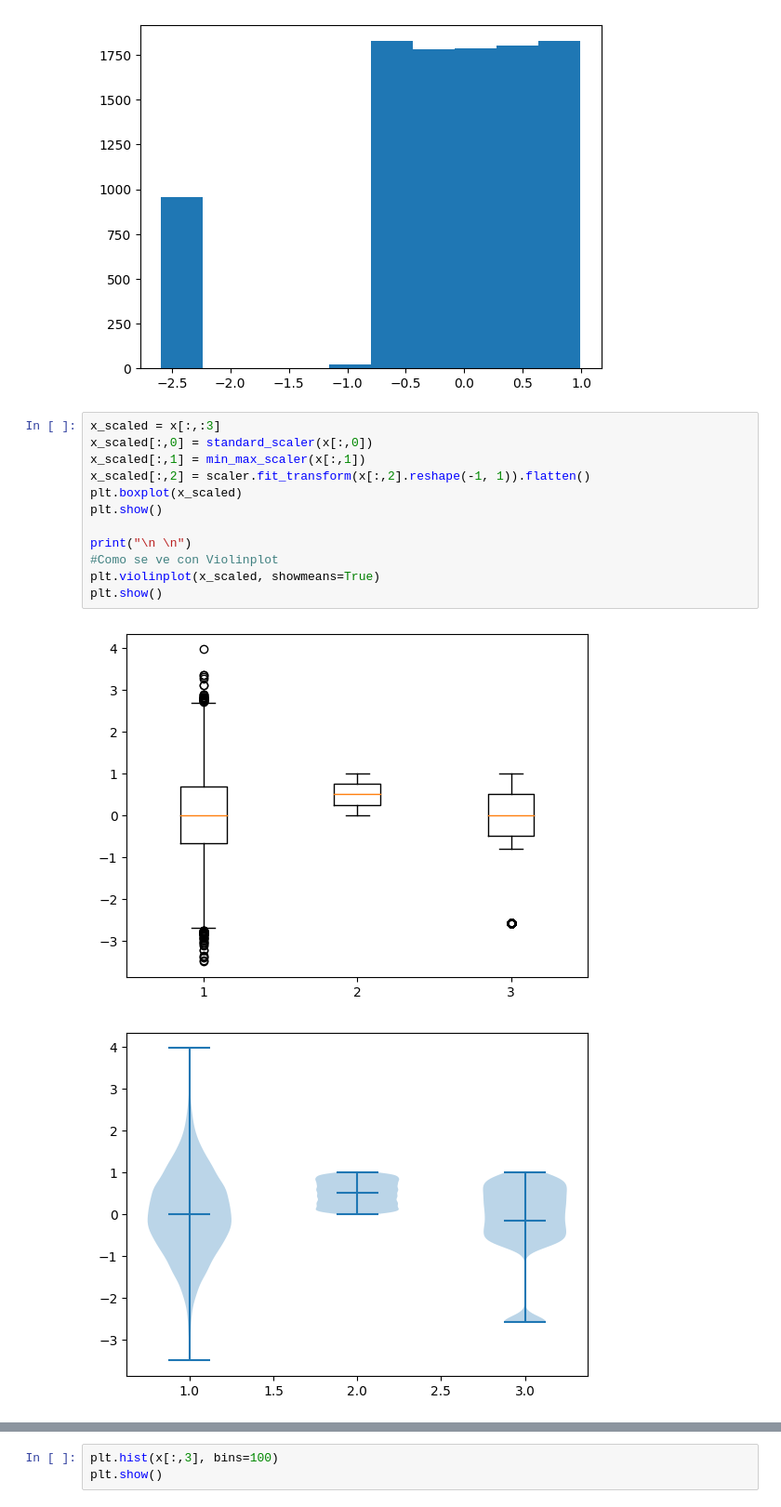
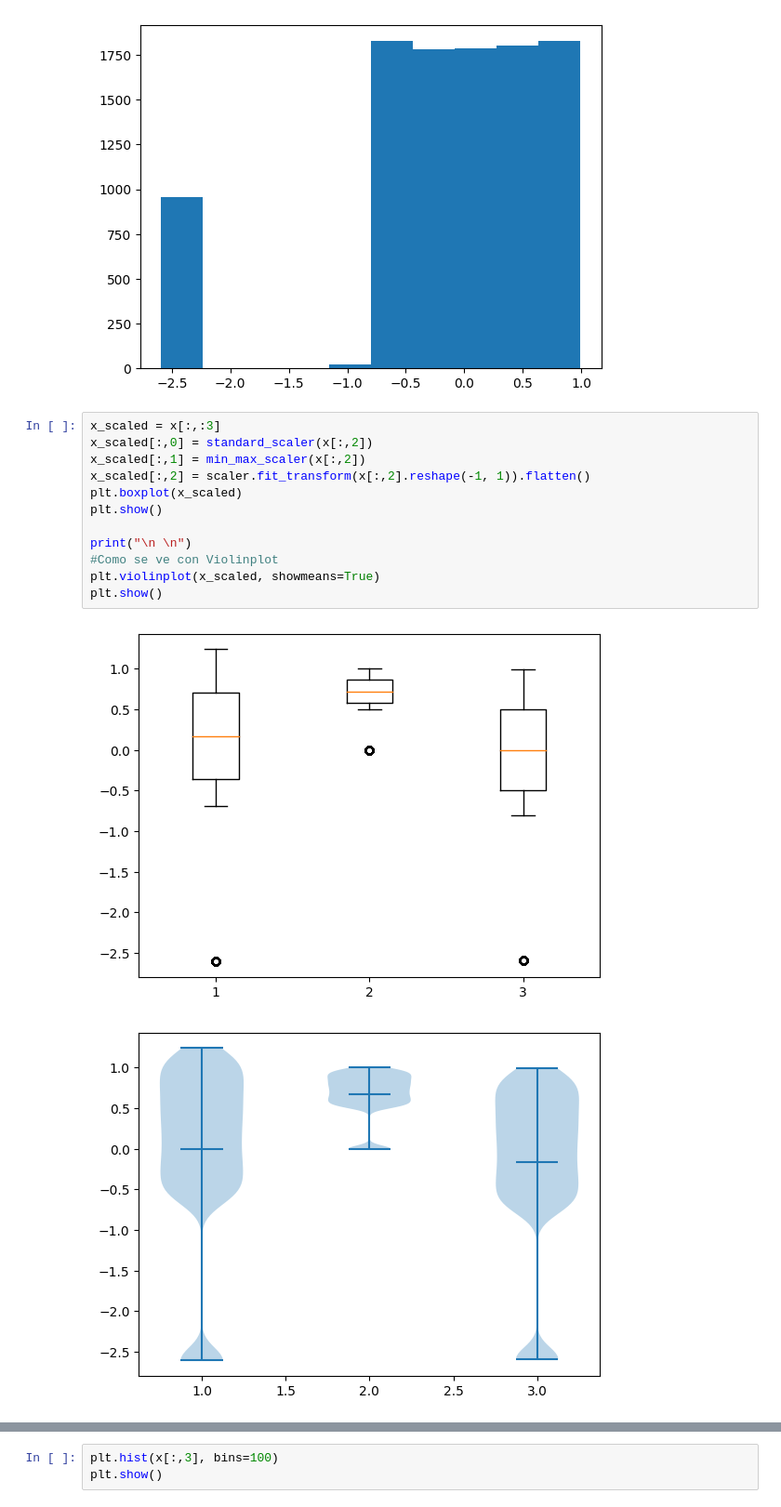
Before and after one commit to CCMunozB/Patrones, a Jupyter notebook: 1-preprocessing_sol.ipynb, the cells around one changed output, grey strips where cells are left out. Shown at 93% size. Saved outputs shown, nothing was run; the diff lists cells and outputs as text.

```diff
--- a/1-preprocessing_sol.ipynb
+++ b/1-preprocessing_sol.ipynb
@@ -206,19 +206,19 @@ plt.show()
 [figure]
 # %%
 x_scaled = x[:,:3]
-x_scaled[:,0] = standard_scaler(x[:,0])
-x_scaled[:,1] = min_max_scaler(x[:,1])
+x_scaled[:,0] = standard_scaler(x[:,2])
+x_scaled[:,1] = min_max_scaler(x[:,2])
 x_scaled[:,2] = scaler.fit_transform(x[:,2].reshape(-1, 1)).flatten()
 plt.boxplot(x_scaled)
 plt.show()
 
 print("\n \n")
 #Como se ve con Violinplot
 plt.violinplot(x_scaled, showmeans=True)
 plt.show()
 # %% [output]
-[figure, old version]
+[figure, new version]
-[figure, old version]
+[figure, new version]
 # %% [markdown]
 ## Actividad 4:
 Otro método de preprocesamiento que se utiliza en ciencia de datos es la transformación de variables continuas hacia valores discretos. Valore la calidad de la discretización aplicada sobre la cuarta variable y modifique el proceso de discretización para que funcione óptimamente.
```
